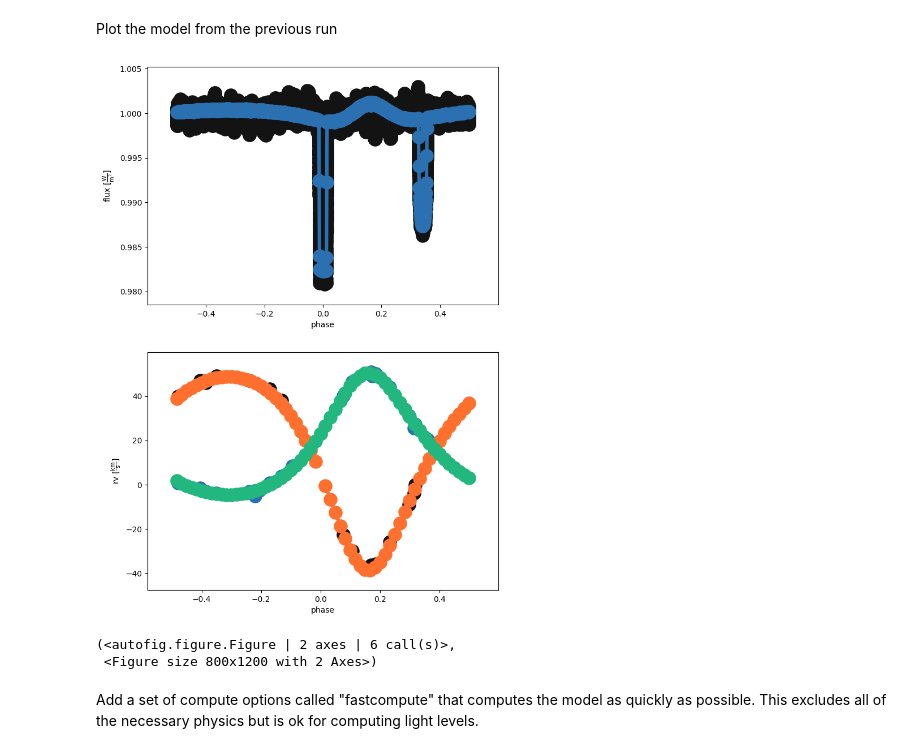
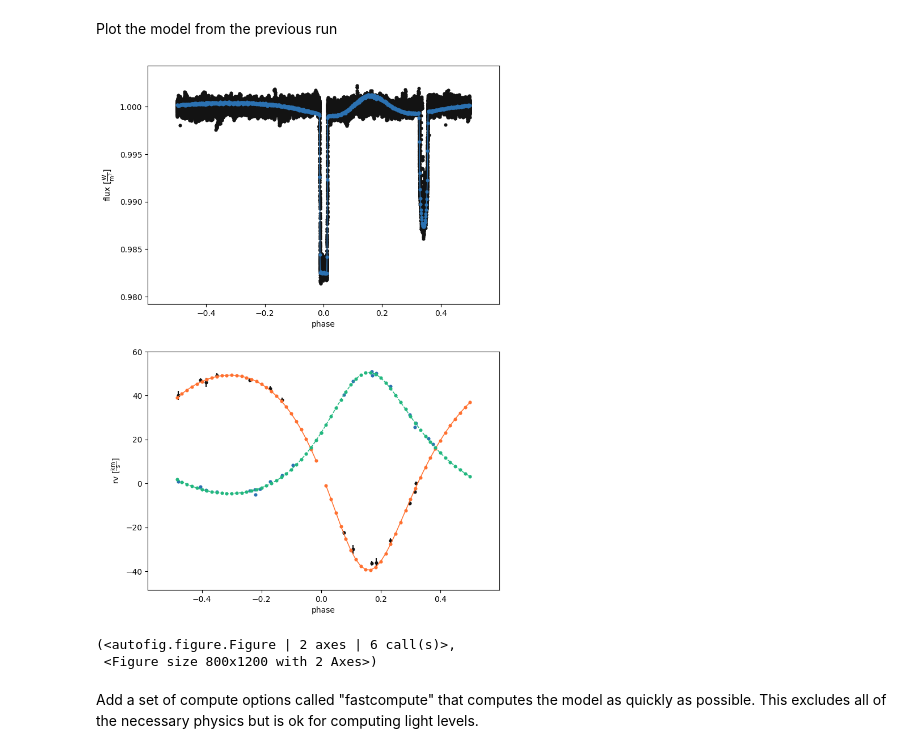
Before and after one commit to kmhambleton/phoebe-eb-notebooks, a Jupyter notebook: 04-luminosity-treatment.ipynb, the cells around one changed output. Cells and saved outputs as stored; diff of their text form; code cells hidden in the pictures.

```diff
--- a/04-luminosity-treatment.ipynb
+++ b/04-luminosity-treatment.ipynb
@@ -11,14 +6,14 @@ import matplotlib.pyplot as plt
 # %% [markdown]
 Set the mode to component-coupled for the luminosity. Use compute phases and compute the light curve.
 # %%
-b = phoebe.load('/Users/user/Stars/objects/rg/gaulme/8430105/bundles/after_nm_phys.bundle')
+b = phoebe.load('bundles/after_nm_phys.bundle')
 #print(b)
 # %% [markdown]
 Plot the model from the previous run
 # %%
-b.plot(x='phase', show=True,  model="after_nm_phys_2", marker="o")
+b.plot(x='phase', show=True,  model="nm_phys_mod4", marker="o",s=0.005)
 # %% [output]
-[figure, old version]
+[figure, new version]
 (<autofig.figure.Figure | 2 axes | 6 call(s)>,
  <Figure size 800x1200 with 2 Axes>)
 # %% [markdown]
```
Also changed, not shown: parts of 5 cells of this notebook, 3 other files.
